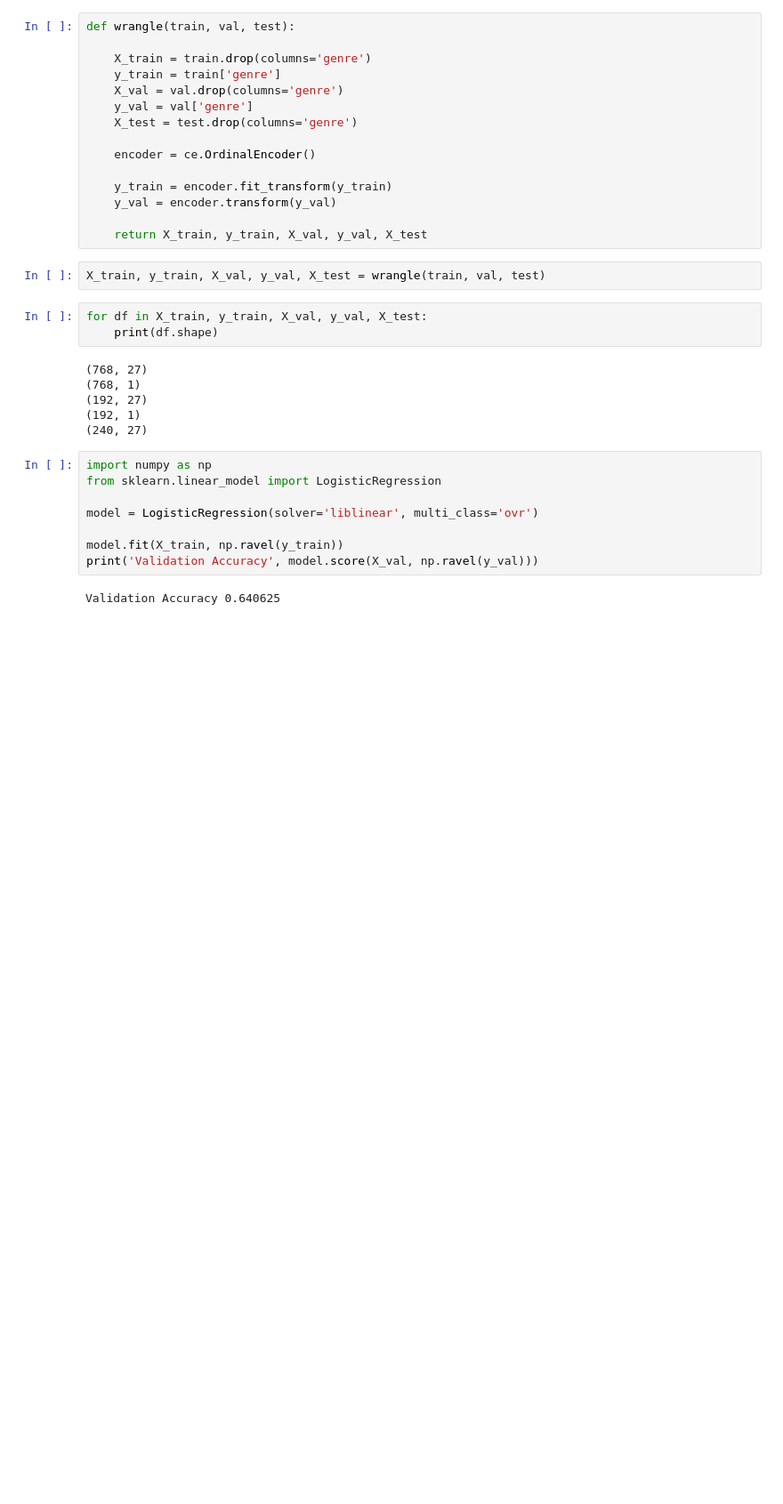
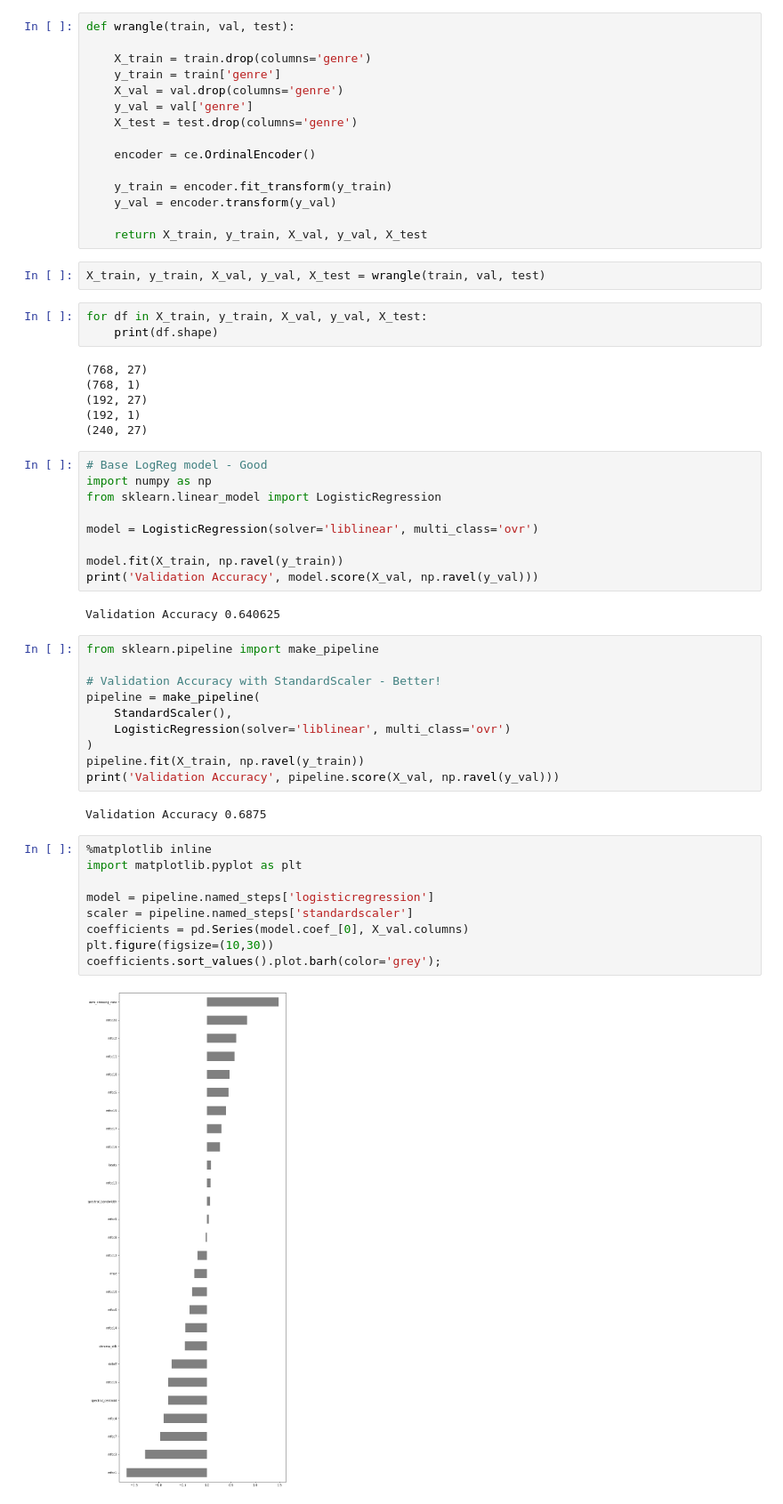
Before and after one commit to JamesBarciz/Unit2_notebook, a Jupyter notebook: Music Feature Prediction Unit 2 Build.ipynb, the cells around one changed output. Shown: that part at 89% size. Drawn from its saved outputs; the diff is of its cells as text; blank space fills up the shorter version.

```diff
--- a/Music Feature Prediction Unit 2 Build.ipynb
+++ b/Music Feature Prediction Unit 2 Build.ipynb
@@ -110,6 +111,7 @@ for df in X_train, y_train, X_val, y_val, X_test:
 (192, 1)
 (240, 27)
 # %%
+# Base LogReg model - Good
 import numpy as np
 from sklearn.linear_model import LogisticRegression
 
@@ -119,3 +121,26 @@ model.fit(X_train, np.ravel(y_train))
 print('Validation Accuracy', model.score(X_val, np.ravel(y_val)))
 # %% [output]
 Validation Accuracy 0.640625
+# %%
+from sklearn.pipeline import make_pipeline
+
+# Validation Accuracy with StandardScaler - Better!
+pipeline = make_pipeline(
+    StandardScaler(),
+    LogisticRegression(solver='liblinear', multi_class='ovr')
+)
+pipeline.fit(X_train, np.ravel(y_train))
+print('Validation Accuracy', pipeline.score(X_val, np.ravel(y_val)))
+# %% [output]
+Validation Accuracy 0.6875
+# %%
+%matplotlib inline
+import matplotlib.pyplot as plt
+
+model = pipeline.named_steps['logisticregression']
+scaler = pipeline.named_steps['standardscaler']
+coefficients = pd.Series(model.coef_[0], X_val.columns)
+plt.figure(figsize=(10,30))
+coefficients.sort_values().plot.barh(color='grey');
+# %% [output]
+[figure, added]
```
Also changed, not shown: parts of 28 cells of this notebook.
